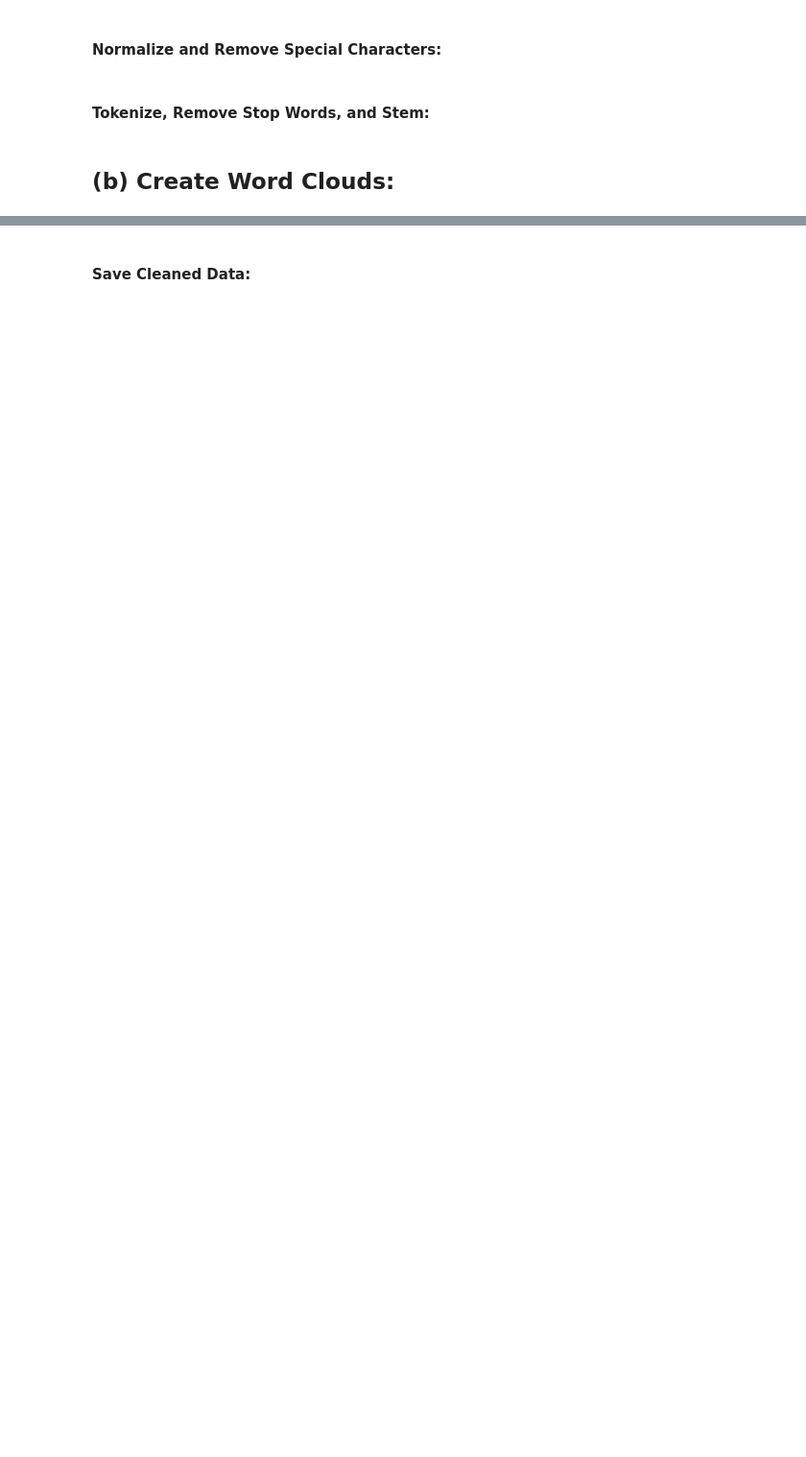
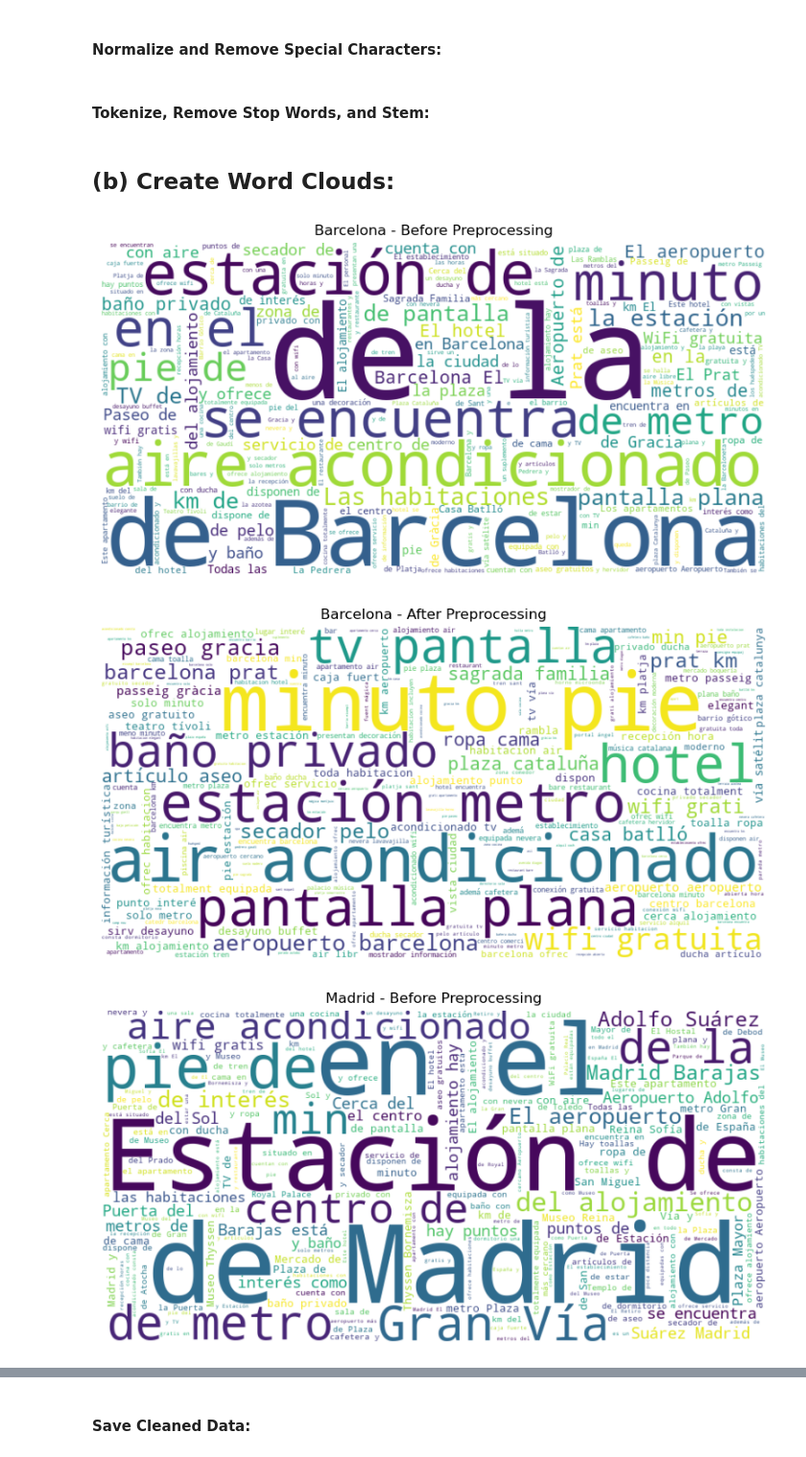
Before and after one commit to marvinernst1020/TextMininingHW1, a Jupyter notebook: text_analysis.ipynb, the cells around one changed output, grey strips where cells are left out. Shown at 96% size. Saved outputs shown, nothing was run; the diff lists cells and outputs as text; code cells hidden in the pictures; blank space fills up the shorter version.

```diff
--- a/text_analysis.ipynb
+++ b/text_analysis.ipynb
@@ -319,9 +301,29 @@ merged_df.head
+# %%
+final_data = []
+
+for city, periods in dataframes.items():
+    merged_df = periods['During'].merge(periods['Post'], on='Name', suffixes=('_During', '_Post'))
+
+    merged_df['Barcelona'] = 1 if city == "Barcelona" else 0
+
+    # During_Treatment = 1 for "During" period (event happening), 0 for "Post" period (no treatment)
+    selected_columns_during = merged_df[['Name', 'Barcelona', 'Price_During', 'Rating_During', 'Description_During']].copy()
+    selected_columns_during['During_Treatment'] = 1
+
+    selected_columns_post = merged_df[['Name', 'Barcelona', 'Price_Post', 'Rating_During', 'Description_During']].copy()
+    selected_columns_post['During_Treatment'] = 0
+
+    selected_columns_during.rename(columns={'Price_During': 'Price', 'Rating_During': 'Rating', 'Description_During': 'Description'}, inplace=True)
+    selected_columns_post.rename(columns={'Price_Post': 'Price', 'Rating_During': 'Rating', 'Description_During': 'Description'}, inplace=True)
+
+    final_data.append(selected_columns_during)
+    final_data.append(selected_columns_post)
+
+final_df = pd.concat(final_data, ignore_index=True)
 # %% [markdown]
 #### Normalize and Remove Special Characters:
 # %%
-for city, periods in dataframes.items():
-    for period, df in periods.items():
-        df['Description'] = df['Description'].str.replace(r'[√©√±]', '', regex=True)
+final_df['Description'] = final_df['Description'].str.replace(r'[√©√±]', '', regex=True)
 # %% [markdown]
 #### Tokenize, Remove Stop Words, and Stem:
 # %%
@@ -333,24 +335,28 @@ def preprocess_text(text):
     filtered_tokens = [stemmer.stem(word) for word in tokens if word.isalnum() and word not in stop_words]
     return ' '.join(filtered_tokens)
 
-for city, periods in dataframes.items():
-    for period, df in periods.items():
-        df['Cleaned_Description'] = df['Description'].apply(preprocess_text)
+final_df['Cleaned_Description'] = final_df['Description'].astype(str).apply(preprocess_text)
 # %% [markdown]
 ## (b) Create Word Clouds:
 # %%
 def generate_wordcloud(text, title):
     wordcloud = WordCloud(width=800, height=400, background_color='white').generate(' '.join(text))
     plt.figure(figsize=(10, 5))
     plt.imshow(wordcloud, interpolation='bilinear')
     plt.title(title)
     plt.axis('off')
     plt.show()
 
-for city, periods in dataframes.items():
-    for period, df in periods.items():
-        # Raw text word cloud
-        generate_wordcloud(df['Description'], f"{city} - {period} (Raw)")
+# Generate word clouds for each city before and after preprocessing
+for city_label, city_name in [(1, "Barcelona"), (0, "Madrid")]:
+    city_df = final_df[final_df['Barcelona'] == city_label]
 
-        # Preprocessed text word cloud
-        generate_wordcloud(df['Cleaned_Description'], f"{city} - {period} (Cleaned)")
+    # Raw descriptions
+    generate_wordcloud(city_df['Description'].dropna(), f"{city_name} - Before Preprocessing")
+
+    # Cleaned descriptions
+    generate_wordcloud(city_df['Cleaned_Description'].dropna(), f"{city_name} - After Preprocessing")
+# %% [output]
+[figure, added]
+[figure, added]
+[figure, added]
```
Also changed, not shown: parts of 5 cells of this notebook, 1 other file.
